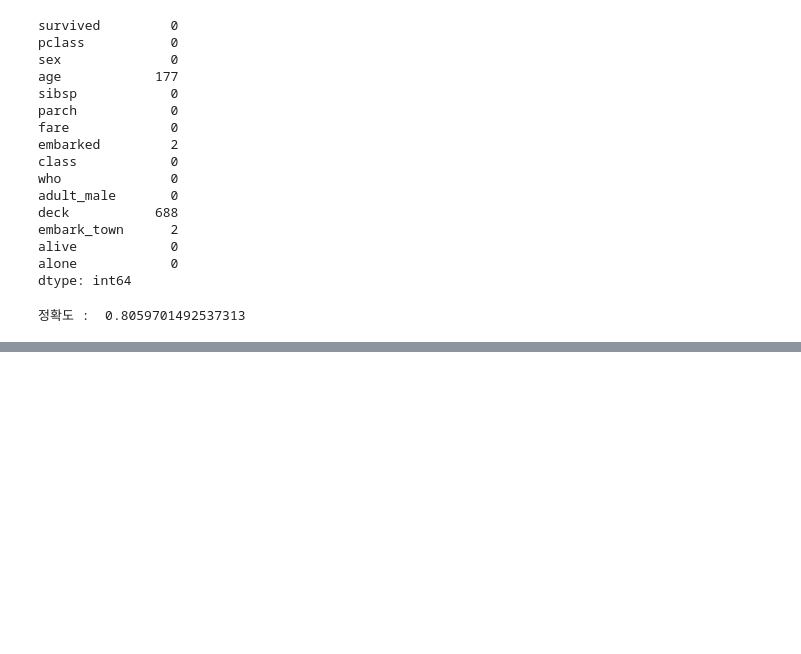
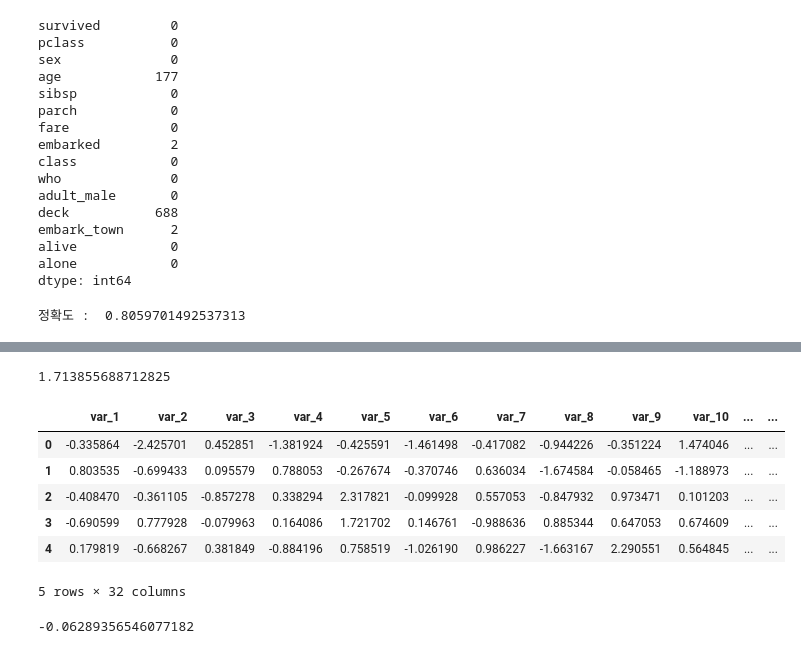
Before and after one commit to hyul77/hyul-dictionary, a Jupyter notebook: 22.빅데이터전문기사/실기/all.ipynb, the cells around one changed output, grey strips where cells are left out. Drawn from its saved outputs; the diff is of its cells as text; code cells hidden in the pictures; blank space fills up the shorter version.

```diff
--- a/22.빅데이터전문기사/실기/all.ipynb
+++ b/22.빅데이터전문기사/실기/all.ipynb
@@ -67,0 +98,27 @@ print("정확도 : ", accuracy_score(pred,valid_y))
+# %%
+# 국어,수학,영어,과학 과목 중 가장 많은 학생들이 응시한 시험을 선택하고 해당과목의 점수를 표준화 했을 때 가장 큰 표준화 점수를 구하여라
+sub = df.isnull().sum().sort_values().index[1]
+from scipy.stats import zscore
+ans = zscore(df[sub].dropna()).max()
+print(ans)
+# %% [output]
+1.713855688712825
+# %%
+import pandas as pd
+df = pd.read_csv('https://raw.githubusercontent.com/Datamanim/datarepo/main/krdatacertificate/e7_p2_.csv')
+df.head(5)
+# %% [output]
+|  | var_1 | var_2 | var_3 | var_4 | var_5 | var_6 | var_7 | var_8 | var_9 | var_10 | ... | ... |
+| 0 | -0.335864 | -2.425701 | 0.452851 | -1.381924 | -0.425591 | -1.461498 | -0.417082 | -0.944226 | -0.351224 | 1.474046 | ... | ... |
+| 1 | 0.803535 | -0.699433 | 0.095579 | 0.788053 | -0.267674 | -0.370746 | 0.636034 | -1.674584 | -0.058465 | -1.188973 | ... | ... |
+| 2 | -0.408470 | -0.361105 | -0.857278 | 0.338294 | 2.317821 | -0.099928 | 0.557053 | -0.847932 | 0.973471 | 0.101203 | ... | ... |
+| 3 | -0.690599 | 0.777928 | -0.079963 | 0.164086 | 1.721702 | 0.146761 | -0.988636 | 0.885344 | 0.647053 | 0.674609 | ... | ... |
+| 4 | 0.179819 | -0.668267 | 0.381849 | -0.884196 | 0.758519 | -1.026190 | 0.986227 | -1.663167 | 2.290551 | 0.564845 | ... | ... |
+5 rows × 32 columns
+# %%
+# 32개의 변수간 상관관계를 확인 했을 때, var_11 컬럼과 상관계수의 절댓값이 가장 큰 변수를 찾아 해당 변수의 평균값을 구하여라
+sub = df.corr()['var_11'].abs().sort_values(ascending=False).index[1]
+ans = df[sub].mean()
+print(ans)
+# %% [output]
+-0.06289356546077182
```
Also changed, not shown: parts of 19 cells of this notebook, 1 other file.
